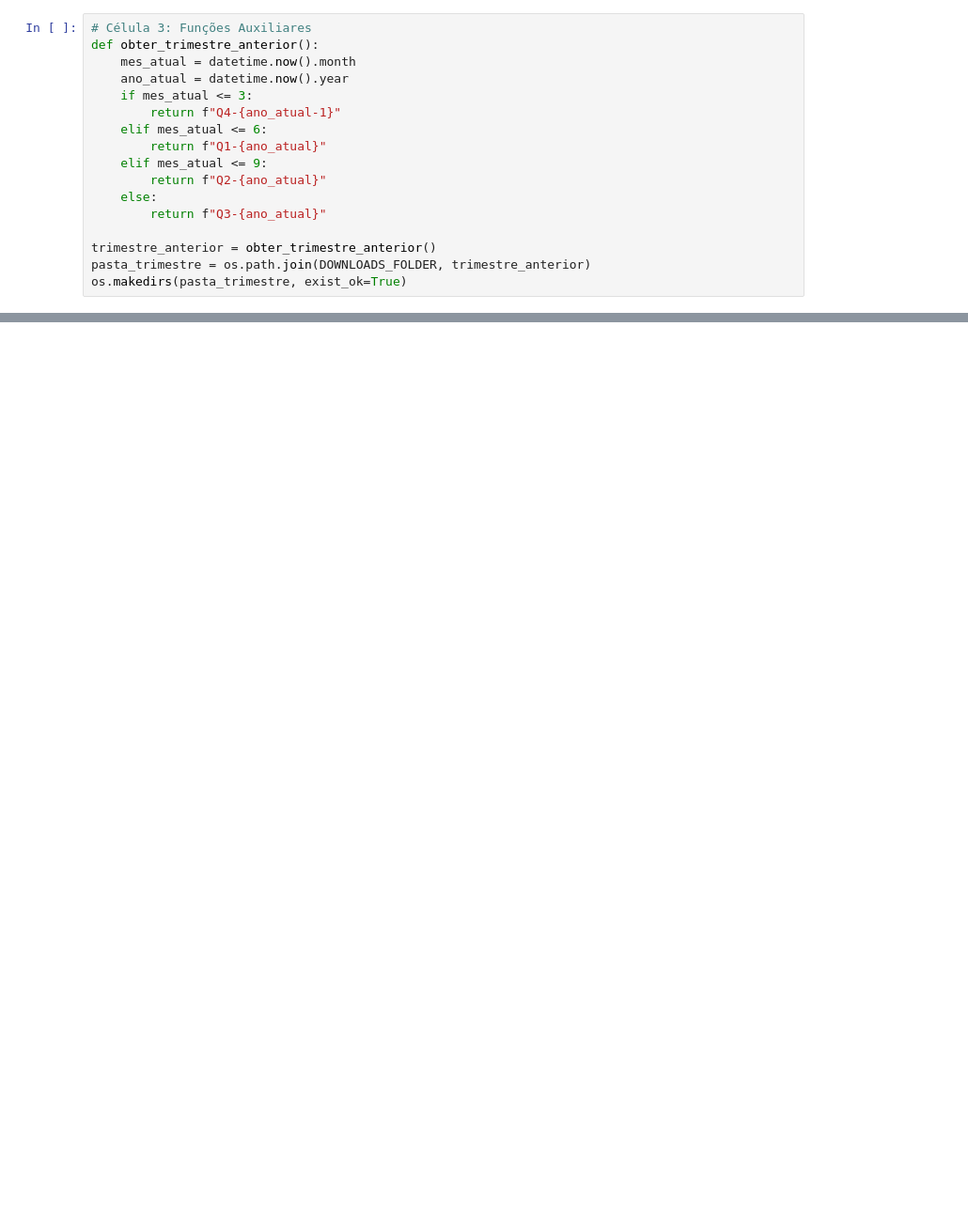
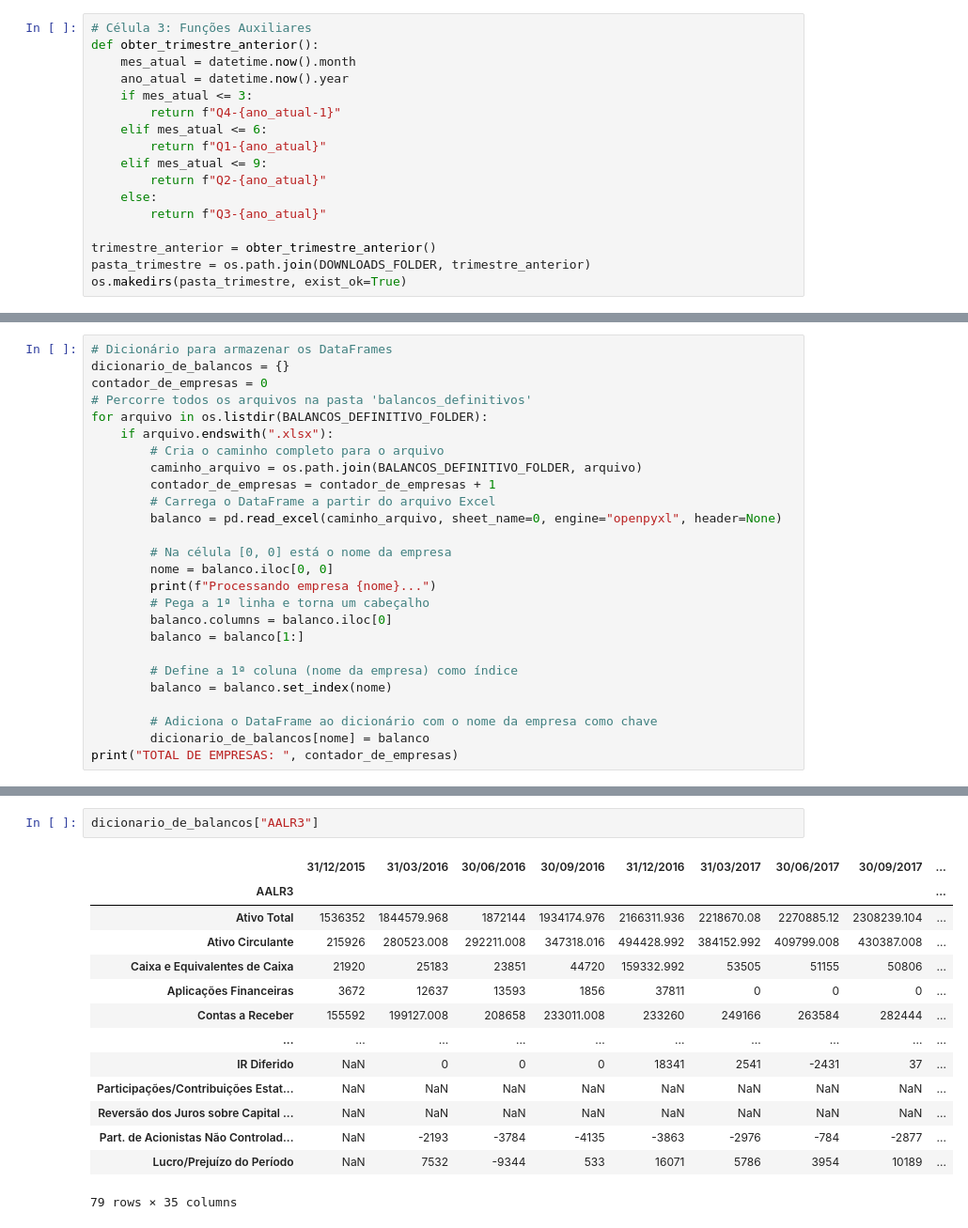
Before and after one commit to Cabral-JV/TCC, a Jupyter notebook: Data_frame/Data.ipynb, the cells around one changed output, grey strips where cells are left out. Shown at 94% size. Cells and saved outputs as stored; diff of their text form; blank space fills up the shorter version.

Commit message:
"Criando os dicionarios de balanços e cotações."

```diff
--- a/Data_frame/Data.ipynb
+++ b/Data_frame/Data.ipynb
@@ -482,0 +513,26 @@ display(dicionario_de_balancos["ABCB4"])
+# %%
+# Dicionário para armazenar os DataFrames
+dicionario_de_balancos = {}
+contador_de_empresas = 0
+# Percorre todos os arquivos na pasta 'balancos_definitivos'
+for arquivo in os.listdir(BALANCOS_DEFINITIVO_FOLDER):
+    if arquivo.endswith(".xlsx"):
+        # Cria o caminho completo para o arquivo
+        caminho_arquivo = os.path.join(BALANCOS_DEFINITIVO_FOLDER, arquivo)
+        contador_de_empresas = contador_de_empresas + 1
+        # Carrega o DataFrame a partir do arquivo Excel
+        balanco = pd.read_excel(caminho_arquivo, sheet_name=0, engine="openpyxl", header=None)
+
+        # Na célula [0, 0] está o nome da empresa
+        nome = balanco.iloc[0, 0]
+        print(f"Processando empresa {nome}...")
+        # Pega a 1ª linha e torna um cabeçalho
+        balanco.columns = balanco.iloc[0]
+        balanco = balanco[1:]
+
+        # Define a 1ª coluna (nome da empresa) como índice
+        balanco = balanco.set_index(nome)
+
+        # Adiciona o DataFrame ao dicionário com o nome da empresa como chave
+        dicionario_de_balancos[nome] = balanco
+print("TOTAL DE EMPRESAS: ", contador_de_empresas)
@@ -482,0 +584,17 @@ display(dicionario_de_balancos["ABCB4"])
+# %%
+dicionario_de_balancos["AALR3"]
+# %% [output]
+|  | 31/12/2015 | 31/03/2016 | 30/06/2016 | 30/09/2016 | 31/12/2016 | 31/03/2017 | 30/06/2017 | 30/09/2017 | ... |
+| AALR3 |  |  |  |  |  |  |  |  | ... |
+| Ativo Total | 1536352 | 1844579.968 | 1872144 | 1934174.976 | 2166311.936 | 2218670.08 | 2270885.12 | 2308239.104 | ... |
+| Ativo Circulante | 215926 | 280523.008 | 292211.008 | 347318.016 | 494428.992 | 384152.992 | 409799.008 | 430387.008 | ... |
+| Caixa e Equivalentes de Caixa | 21920 | 25183 | 23851 | 44720 | 159332.992 | 53505 | 51155 | 50806 | ... |
+| Aplicações Financeiras | 3672 | 12637 | 13593 | 1856 | 37811 | 0 | 0 | 0 | ... |
+| Contas a Receber | 155592 | 199127.008 | 208658 | 233011.008 | 233260 | 249166 | 263584 | 282444 | ... |
+| ... | ... | ... | ... | ... | ... | ... | ... | ... | ... |
+| IR Diferido | NaN | 0 | 0 | 0 | 18341 | 2541 | -2431 | 37 | ... |
+| Participações/Contribuições Estat... | NaN | NaN | NaN | NaN | NaN | NaN | NaN | NaN | ... |
+| Reversão dos Juros sobre Capital ... | NaN | NaN | NaN | NaN | NaN | NaN | NaN | NaN | ... |
+| Part. de Acionistas Não Controlad... | NaN | -2193 | -3784 | -4135 | -3863 | -2976 | -784 | -2877 | ... |
+| Lucro/Prejuízo do Período | NaN | 7532 | -9344 | 533 | 16071 | 5786 | 3954 | 10189 | ... |
+79 rows × 35 columns
```
Also changed, not shown: parts of 17 cells of this notebook.
